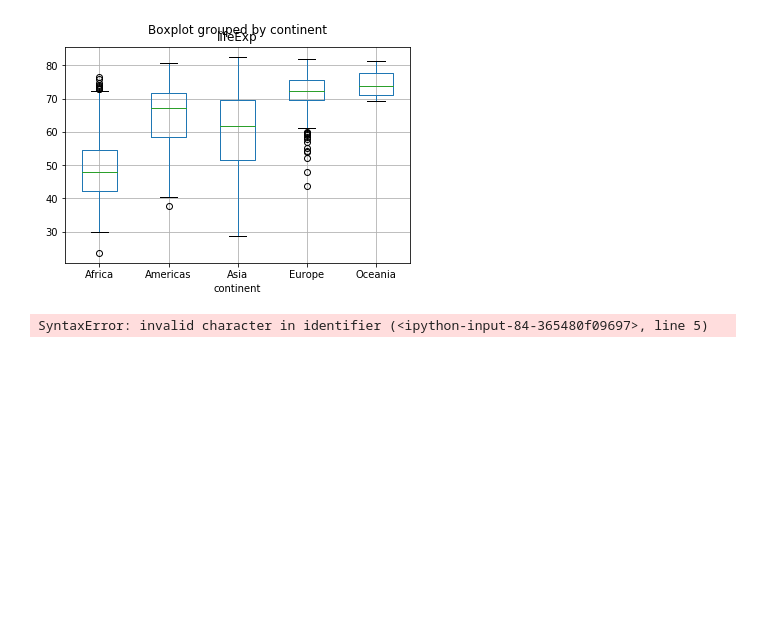
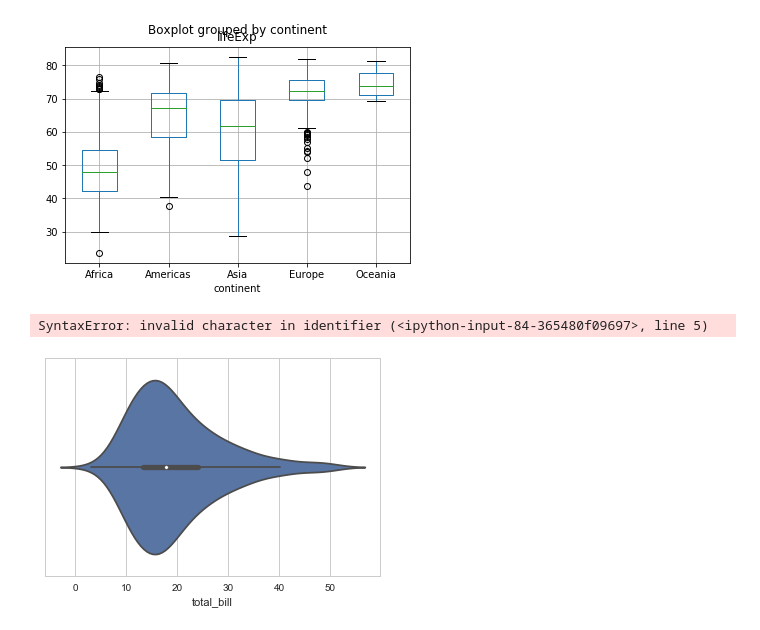
Before and after one commit to theamurtagh/Pro-Funda, a Jupyter notebook: Pro Funda.ipynb, the cells around one changed output. Drawn from its saved outputs; the diff is of its cells as text; code cells hidden in the pictures; blank space fills up the shorter version.

```diff
--- a/Pro Funda.ipynb
+++ b/Pro Funda.ipynb
@@ -100,3 +111,10 @@ Med = pd.read_csv
 #title('Chickenpox cases in NYC 1931-1971')
 # %% [output]
 SyntaxError: invalid character in identifier (<ipython-input-84-365480f09697>, line 5)
+# %%
+>>> import seaborn as sns
+>>> sns.set(style="whitegrid")
+>>> tips = sns.load_dataset("tips")
+>>> ax = sns.violinplot(x=tips["total_bill"])
+# %% [output]
+[figure, added]
```
Also changed, not shown: parts of 15 cells of this notebook, 3 other files.
